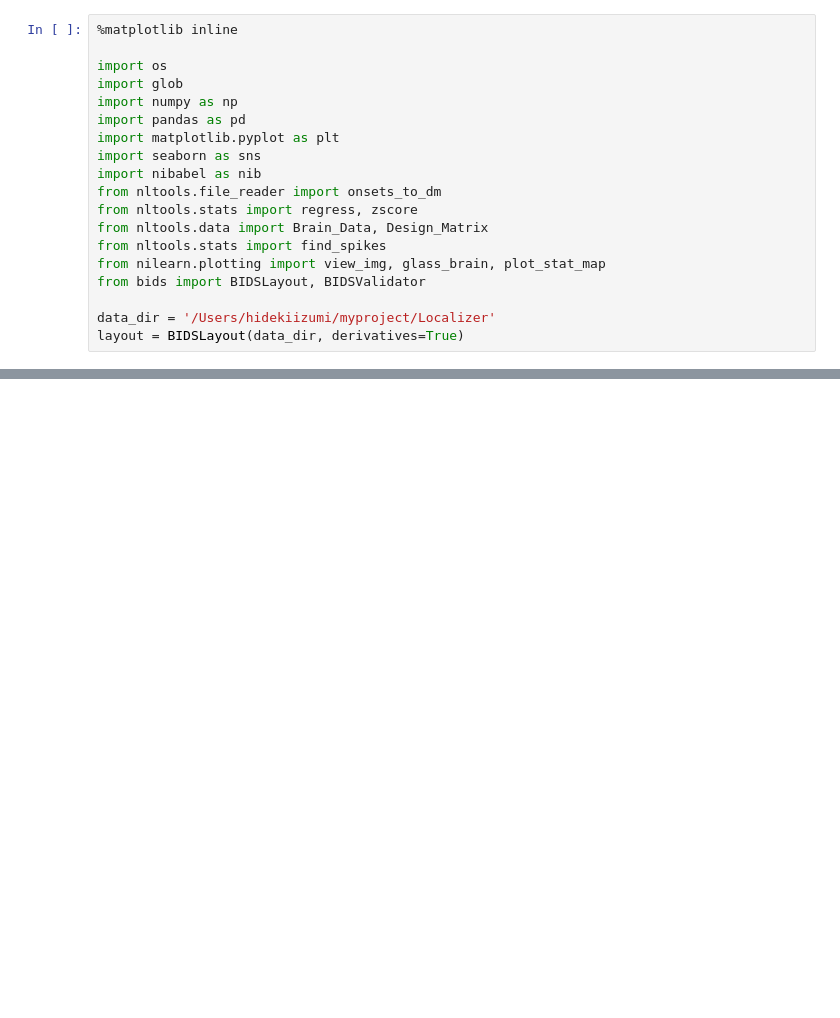
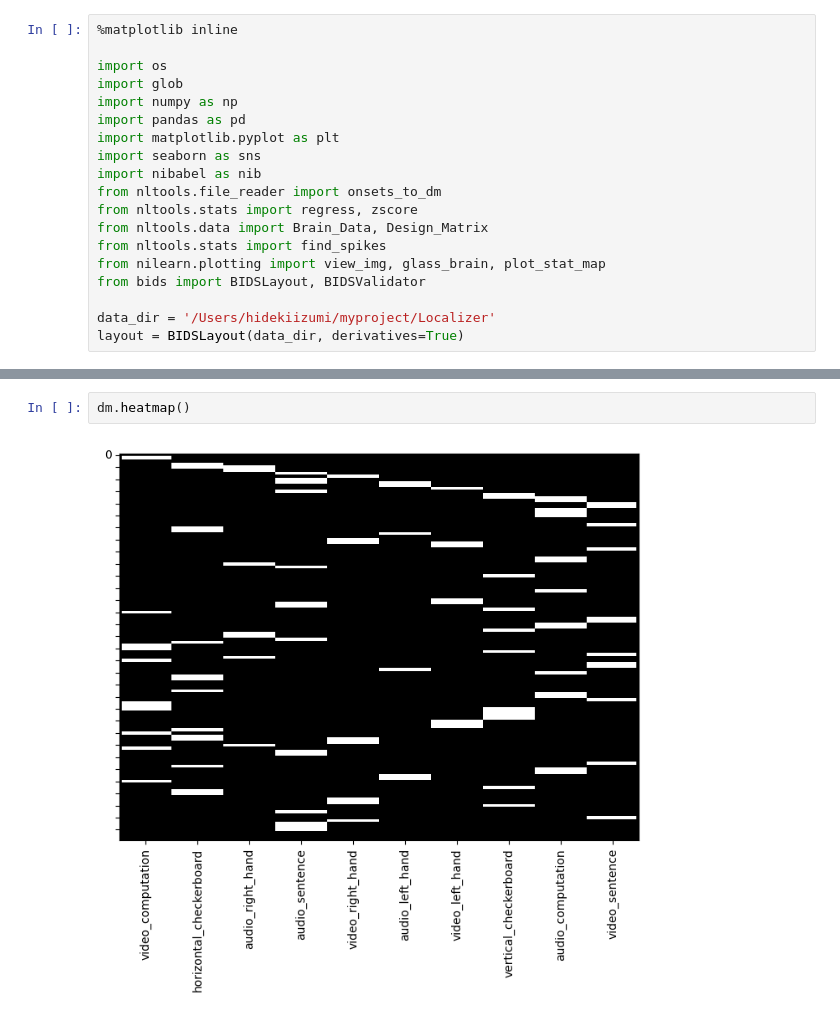
Before and after one commit to izpyon/dartbrains-exercise, a Jupyter notebook: codes_jp/06_GLM_Single_Subject_Model.ipynb, the cells around one changed output, grey strips where cells are left out. Cells and saved outputs as stored; diff of their text form; blank space fills up the shorter version.

```diff
--- a/codes_jp/06_GLM_Single_Subject_Model.ipynb
+++ b/codes_jp/06_GLM_Single_Subject_Model.ipynb
@@ -47,0 +83,4 @@ Pinel Localizerタスクは、視覚認識、指のタッピング、言語、
+# %%
+dm.heatmap()
+# %% [output]
+[figure, added]
```
Also changed, not shown: parts of 27 cells of this notebook.
